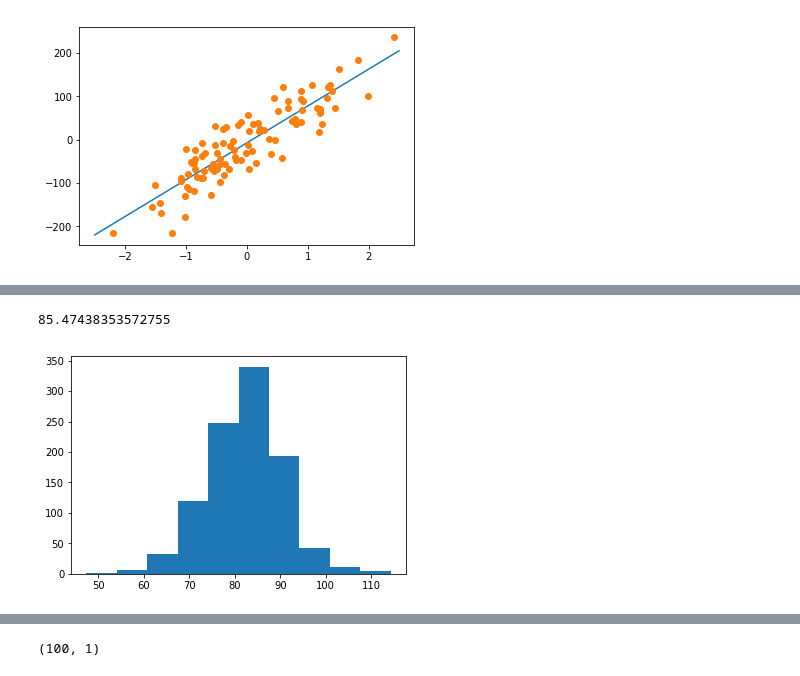
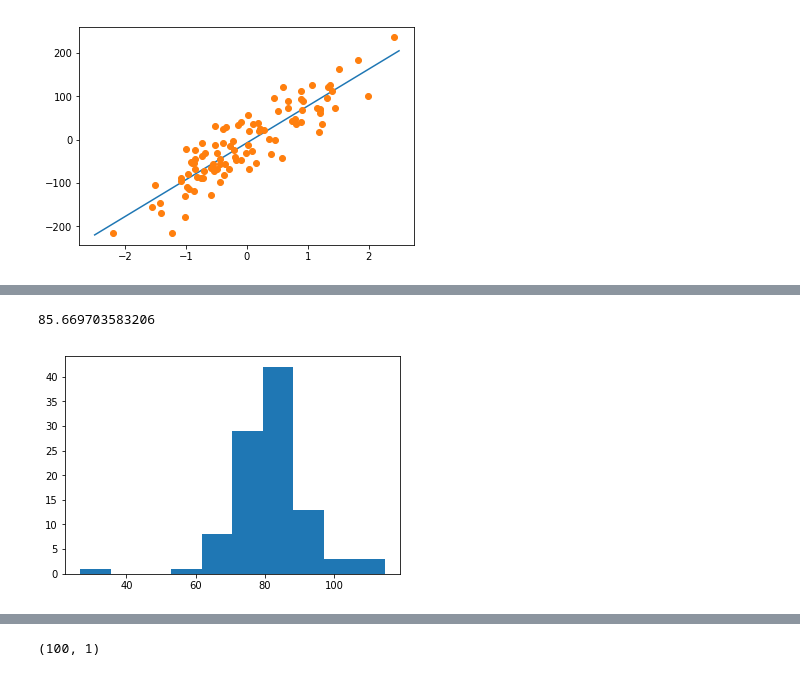
Before and after one commit to gokulbot/Regression-ai1-fall2019, a Jupyter notebook: linreg.ipynb, the cells around one changed output, grey strips where cells are left out. Cells and saved outputs as stored; diff of their text form; code cells hidden in the pictures.

```diff
--- a/linreg.ipynb
+++ b/linreg.ipynb
@@ -170,10 +170,10 @@ plt.xlim(0.7,1)
 # %%
 # your code here
-plt.hist([models[i].coef_[0] for i in range(1000)], bins=10);
+plt.hist([models[i].coef_[0] for i in range(100)], bins=10);
 models[i].coef_[0]
 # %% [output]
-85.47438353572755
+85.669703583206
-[figure, old version]
+[figure, new version]
 # %%
 # your code here
 plt.hist([models[i].intercept_ for i in range(100)], bins=10);
```
Also changed, not shown: parts of 18 cells of this notebook.
